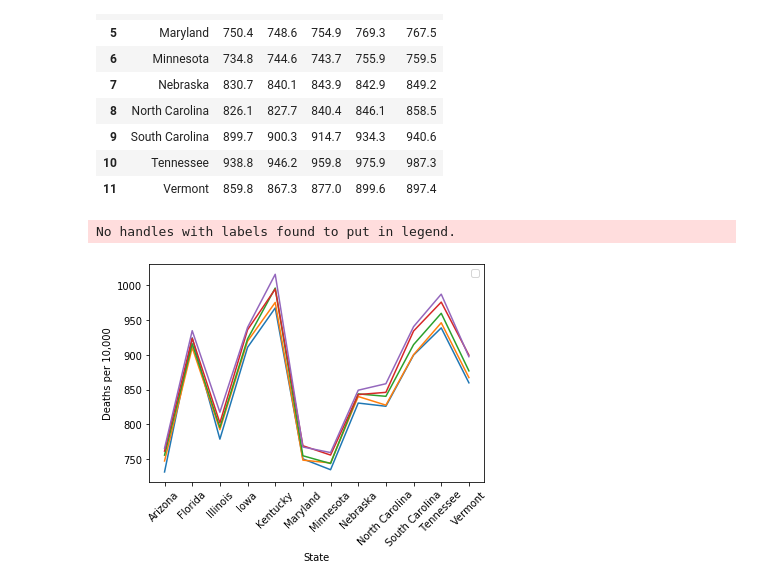
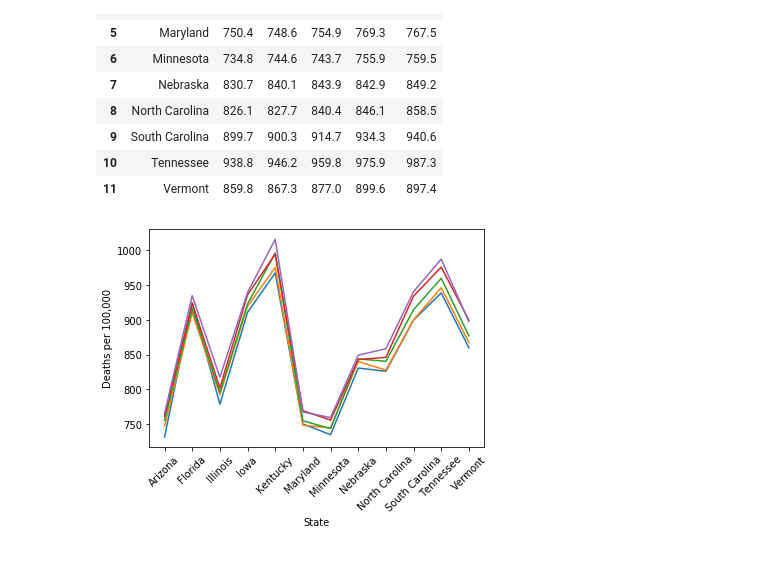
Before and after one commit to TJL30308/DREAM_Project, a Jupyter notebook: Mortality Visuals.ipynb, the cells around one changed output. Cells and saved outputs as stored; diff of their text form; code cells hidden in the pictures.

Commit message:
uploading tweaks to mortality visuals

```diff
--- a/Mortality Visuals.ipynb
+++ b/Mortality Visuals.ipynb
@@ -23,11 +23,10 @@ mortality_df
 | 11 | Vermont | 859.8 | 867.3 | 877.0 | 899.6 | 897.4 |
 # %%
 plt.plot(mortality_df['STATE'], mortality_df['2010'], mortality_df['STATE'], mortality_df['2011'], mortality_df['STATE'],mortality_df['2012'], mortality_df['STATE'],mortality_df['2013'], mortality_df['STATE'],mortality_df['2014'])
-plt.legend()
+# plt.legend(loc = 'best', handles = mortality_df['STATE'])
 plt.xlabel('State')
 plt.ylabel('Deaths per 100,000')
 plt.xticks(rotation = 45)
 plt.show()
 # %% [output]
-No handles with labels found to put in legend.
-[figure, old version]
+[figure, new version]
```
Also changed, not shown: parts of 3 cells of this notebook, 1 other file.
